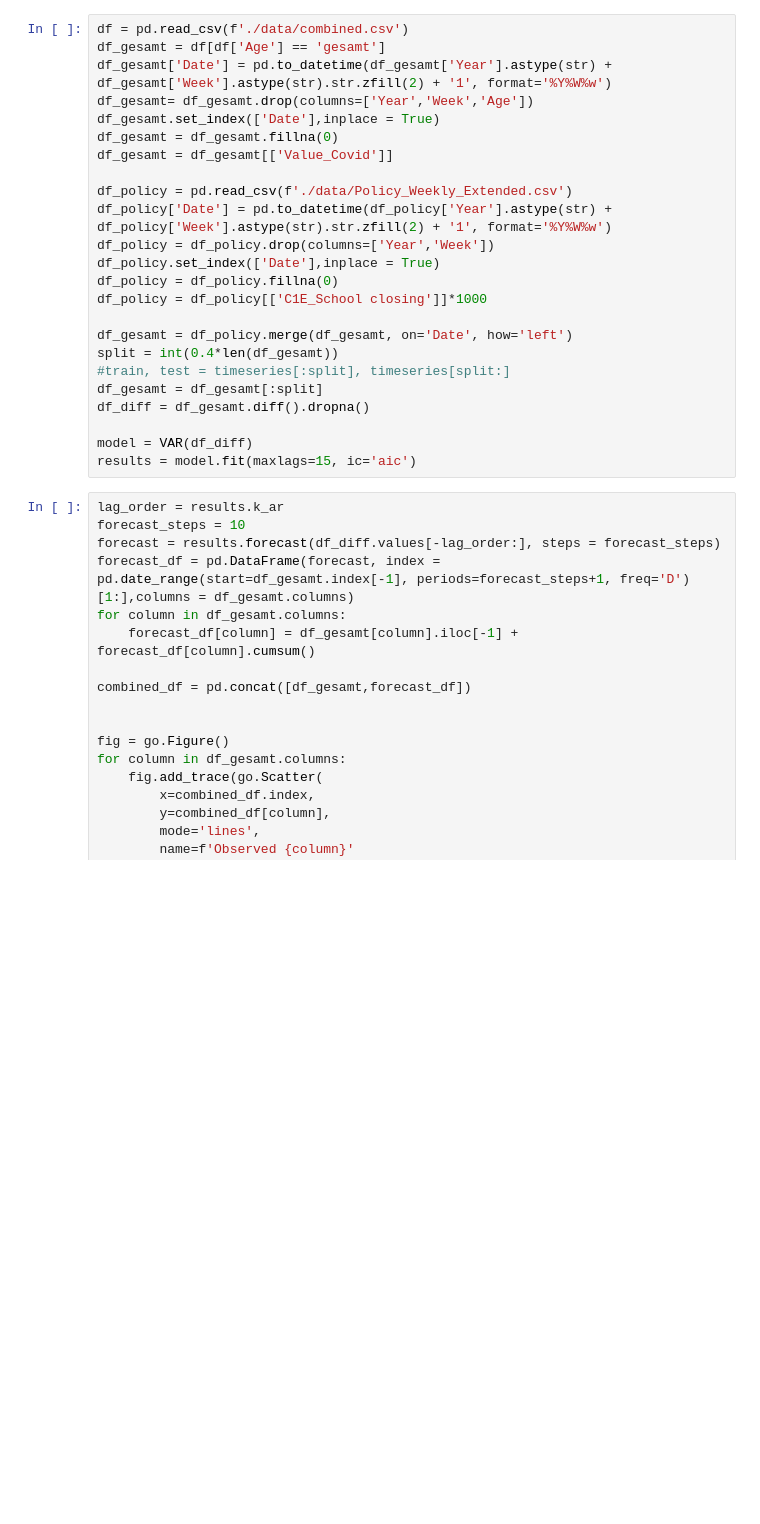
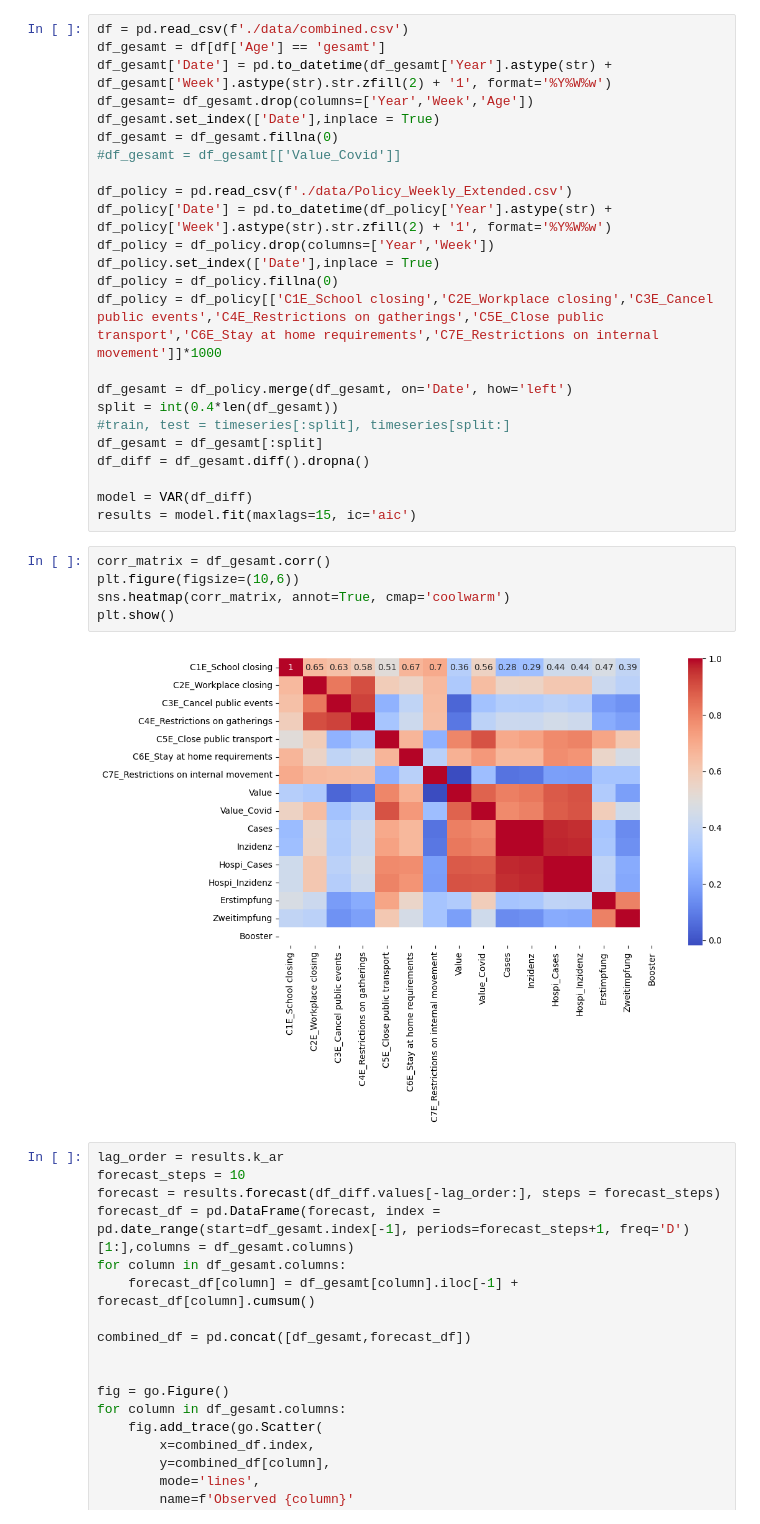
Before and after one commit to PMDSMortality/DSA, a Jupyter notebook: models.ipynb, the cells around one changed output. Cells and saved outputs as stored; diff of their text form; blank space fills up the shorter version.

Commit message:
update requirements, add correlation plot, fix dashboard paths

```diff
--- a/models.ipynb
+++ b/models.ipynb
@@ -12,14 +13,14 @@ df_gesamt['Date'] = pd.to_datetime(df_gesamt['Year'].astype(str) + df_gesamt['We
 df_gesamt= df_gesamt.drop(columns=['Year','Week','Age'])
 df_gesamt.set_index(['Date'],inplace = True)
 df_gesamt = df_gesamt.fillna(0)
-df_gesamt = df_gesamt[['Value_Covid']]
+#df_gesamt = df_gesamt[['Value_Covid']]
 
 df_policy = pd.read_csv(f'./data/Policy_Weekly_Extended.csv')
 df_policy['Date'] = pd.to_datetime(df_policy['Year'].astype(str) + df_policy['Week'].astype(str).str.zfill(2) + '1', format='%Y%W%w')
 df_policy = df_policy.drop(columns=['Year','Week'])
 df_policy.set_index(['Date'],inplace = True)
 df_policy = df_policy.fillna(0)
-df_policy = df_policy[['C1E_School closing']]*1000
+df_policy = df_policy[['C1E_School closing','C2E_Workplace closing','C3E_Cancel public events','C4E_Restrictions on gatherings','C5E_Close public transport','C6E_Stay at home requirements','C7E_Restrictions on internal movement']]*1000
 
 df_gesamt = df_policy.merge(df_gesamt, on='Date', how='left')
 split = int(0.4*len(df_gesamt))
@@ -29,6 +30,13 @@ df_diff = df_gesamt.diff().dropna()
 
 model = VAR(df_diff)
 results = model.fit(maxlags=15, ic='aic')
+# %%
+corr_matrix = df_gesamt.corr()
+plt.figure(figsize=(10,6))
+sns.heatmap(corr_matrix, annot=True, cmap='coolwarm')
+plt.show()
+# %% [output]
+[figure, added]
 # %%
 lag_order = results.k_ar
 forecast_steps = 10
```
Also changed, not shown: parts of 1 cell of this notebook, 3 other files.
